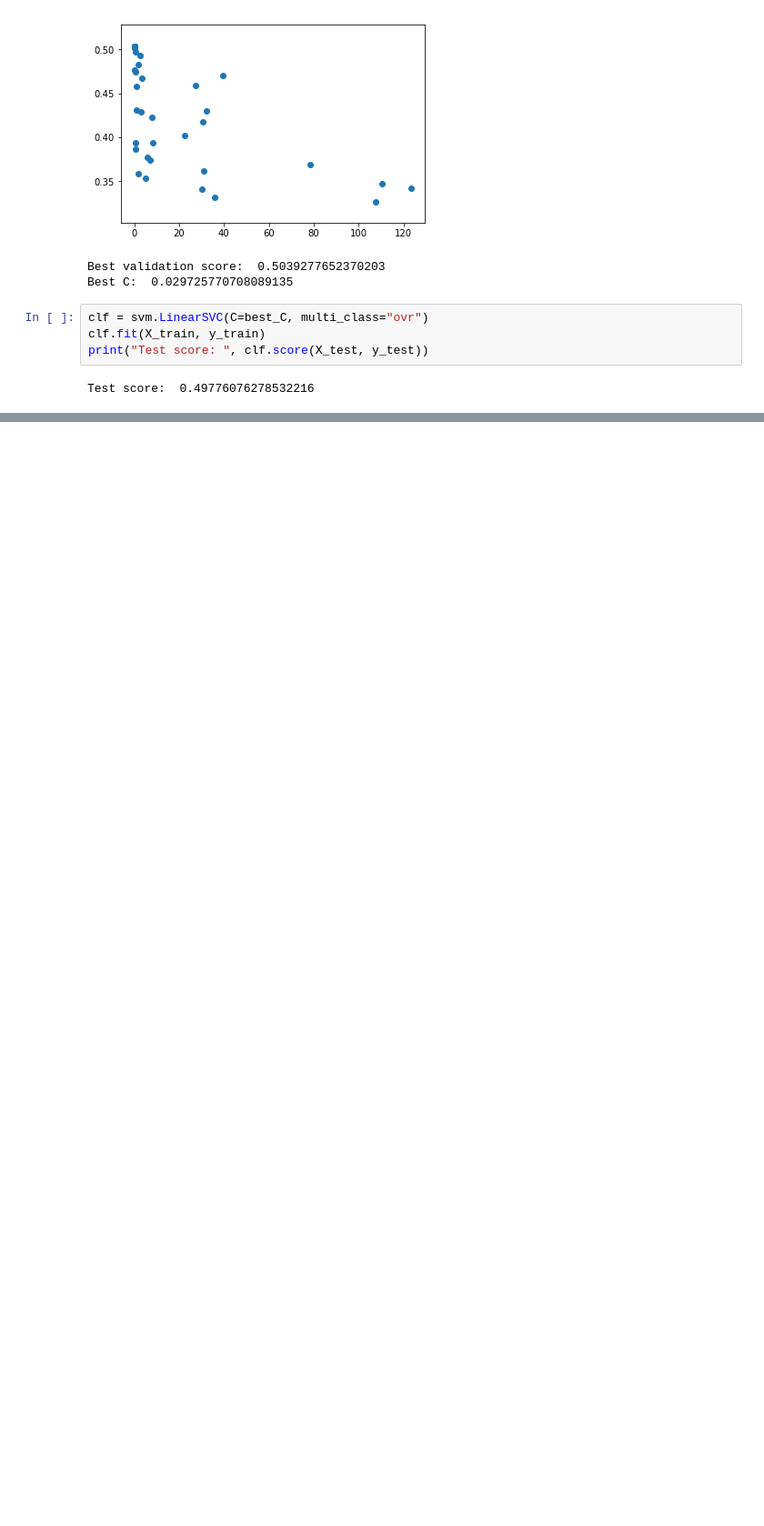
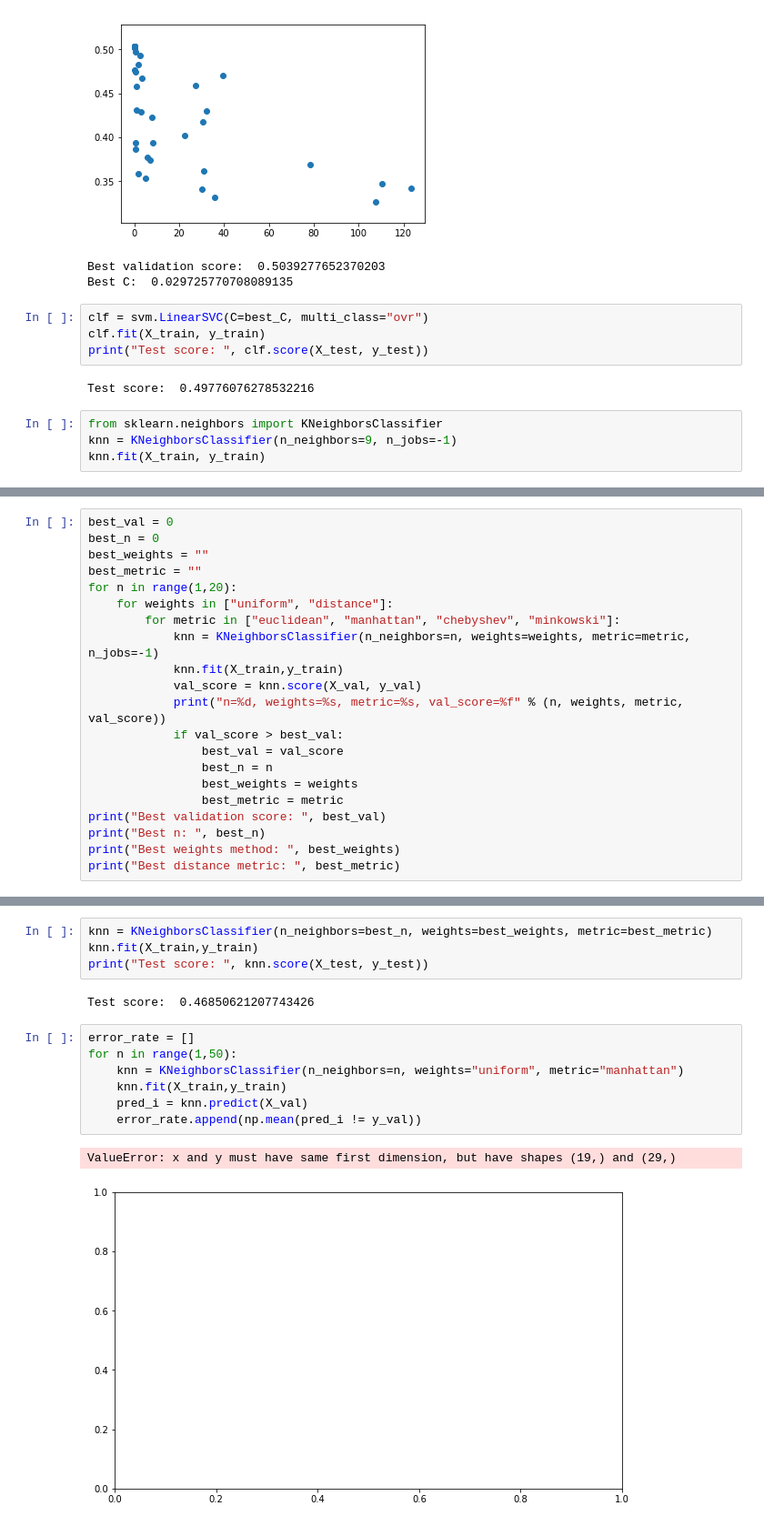
Before and after one commit to sunshineclt/7641ML-HW1, a Jupyter notebook: traffic_main.ipynb, the cells around one changed output, grey strips where cells are left out. Shown: that part at 91% size. Cells and saved outputs as stored; diff of their text form; blank space fills up the shorter version.

```diff
--- a/traffic_main.ipynb
+++ b/traffic_main.ipynb
@@ -447,3 +447,7 @@ clf.fit(X_train, y_train)
 print("Test score: ", clf.score(X_test, y_test))
 # %% [output]
 Test score:  0.49776076278532216
+# %%
+from sklearn.neighbors import KNeighborsClassifier
+knn = KNeighborsClassifier(n_neighbors=9, n_jobs=-1)
+knn.fit(X_train, y_train)
@@ -449,0 +462,21 @@ Test score:  0.49776076278532216
+# %%
+best_val = 0
+best_n = 0
+best_weights = ""
+best_metric = ""
+for n in range(1,20):
+    for weights in ["uniform", "distance"]:
+        for metric in ["euclidean", "manhattan", "chebyshev", "minkowski"]:
+            knn = KNeighborsClassifier(n_neighbors=n, weights=weights, metric=metric, n_jobs=-1)
+            knn.fit(X_train,y_train)
+            val_score = knn.score(X_val, y_val)
+            print("n=%d, weights=%s, metric=%s, val_score=%f" % (n, weights, metric, val_score))
+            if val_score > best_val:
+                best_val = val_score
+                best_n = n
+                best_weights = weights
+                best_metric = metric
+print("Best validation score: ", best_val)
+print("Best n: ", best_n)
+print("Best weights method: ", best_weights)
+print("Best distance metric: ", best_metric)
@@ -449,0 +501,16 @@ Test score:  0.49776076278532216
+# %%
+knn = KNeighborsClassifier(n_neighbors=best_n, weights=best_weights, metric=best_metric)
+knn.fit(X_train,y_train)
+print("Test score: ", knn.score(X_test, y_test))
+# %% [output]
+Test score:  0.46850621207743426
+# %%
+error_rate = []
+for n in range(1,50):
+    knn = KNeighborsClassifier(n_neighbors=n, weights="uniform", metric="manhattan")
+    knn.fit(X_train,y_train)
+    pred_i = knn.predict(X_val)
+    error_rate.append(np.mean(pred_i != y_val))
+# %% [output]
+ValueError: x and y must have same first dimension, but have shapes (19,) and (29,)
+[figure, added]
```
Also changed, not shown: parts of 4 cells of this notebook.
